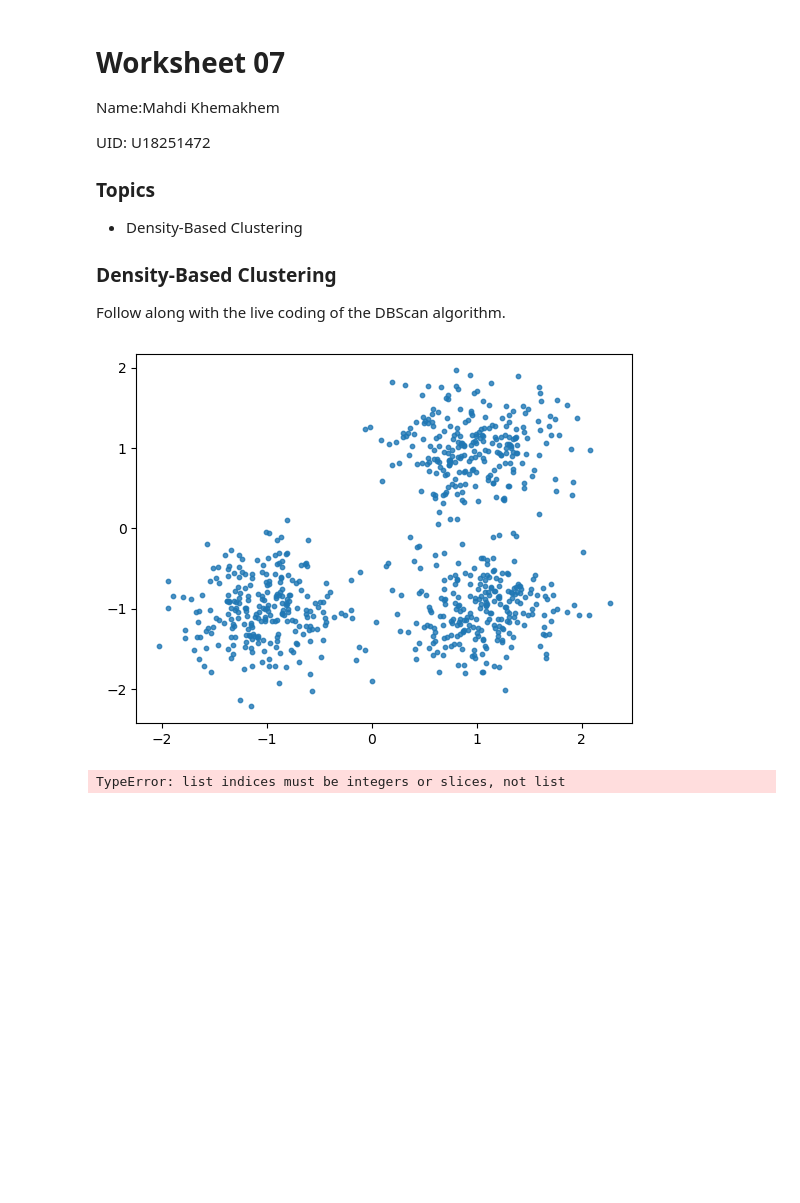
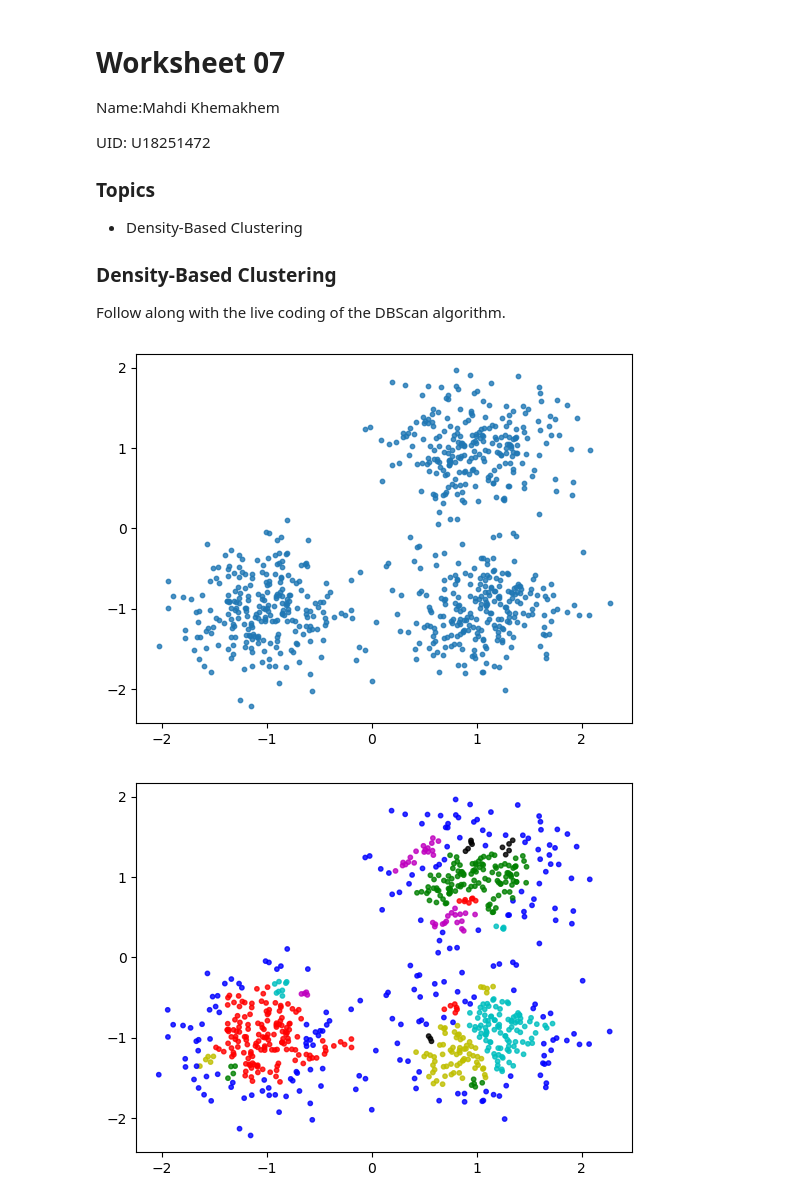
Before and after one commit to mahdouch9165/CS506Worksheets, a Jupyter notebook: worksheet_07.ipynb, the cells around one changed output. Cells and saved outputs as stored; diff of their text form; code cells hidden in the pictures; blank space fills up the shorter version.

```diff
--- a/worksheet_07.ipynb
+++ b/worksheet_07.ipynb
@@ -32,7 +32,7 @@ class DBC():
         self.assignments = [0] * len(dataset)
 
     def distance(self, i, j):
-        return np.linalg.norm([self.dataset[i] - self.dataset[j]])
+        return np.linalg.norm(self.dataset[i] - self.dataset[j])
 
     def get_neighbors(self, i):
         neighborhood = []
@@ -55,33 +55,33 @@ class DBC():
             self.assignments[next_candidate] = cluster_num
             if self.is_core(next_candidate):
                 self.assignments[next_candidate] = cluster_num
                 next_neighborhood = self.get_neighbors(next_candidate)
-                neighborhood_queue.append([i for i in next_neighborhood if self.assignments[i] == 0])
+                neighborhood_queue.extend(i for i in next_neighborhood if self.assignments[i] == 0)
         return None
 
     def dbscan(self):
         """
         returns a list of assignments. The index of the
         assignment should match the index of the data point
         in the dataset.
         """
 
 
         cluster_num = 1
 
         for i in range(len(self.dataset)):
             if self.is_core(i) and self.assignments[i] == 0:
                 self.assign(i, cluster_num)
-                # cluster_num += 1
+                cluster_num += 1
 
 
         return self.assignments
 
 clustering = DBC(X, 3, .1).dbscan()
 colors = np.array([x for x in 'bgrcmykbgrcmykbgrcmykbgrcmyk'])
 colors = np.hstack([colors] * 40)
 plt.scatter(X[:, 0], X[:, 1], color=colors[clustering].tolist(), s=10, alpha=0.8)
 plt.show()
 # %% [output]
 [figure]
-TypeError: list indices must be integers or slices, not list
+[figure, added]
```
